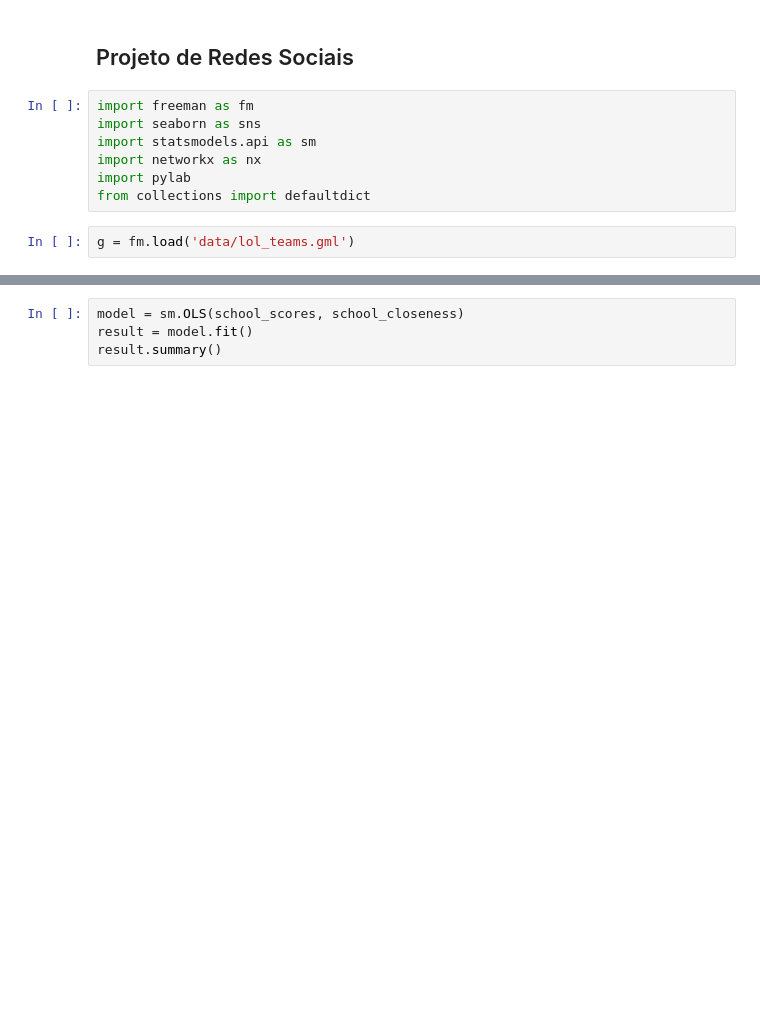
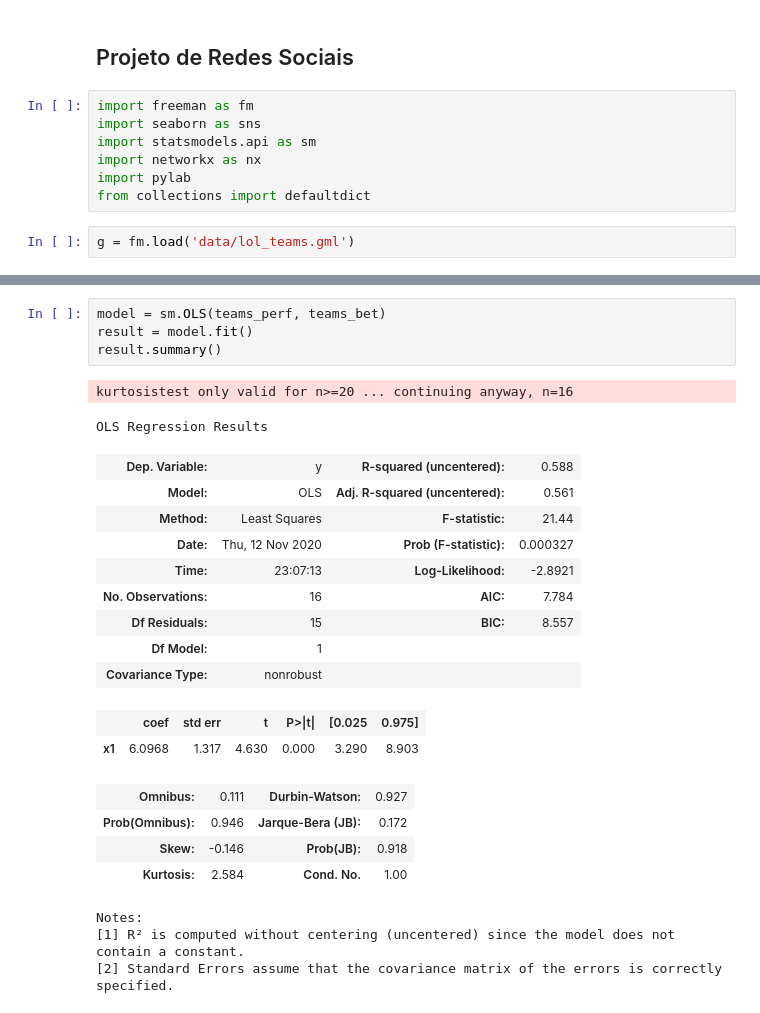
Before and after one commit to chends888/ProjRedes2020_2, a Jupyter notebook: Projeto_Redes.ipynb, the cells around one changed output, grey strips where cells are left out. Cells and saved outputs as stored; diff of their text form; blank space fills up the shorter version.

```diff
--- a/Projeto_Redes.ipynb
+++ b/Projeto_Redes.ipynb
@@ -47,4 +43,25 @@ ax.figure.show()
 # %%
-model = sm.OLS(school_scores, school_closeness)
+model = sm.OLS(teams_perf, teams_bet)
 result = model.fit()
 result.summary()
+# %% [output]
+kurtosistest only valid for n>=20 ... continuing anyway, n=16
+OLS Regression Results
+| Dep. Variable: | y | R-squared (uncentered): | 0.588 |
+| Model: | OLS | Adj. R-squared (uncentered): | 0.561 |
+| Method: | Least Squares | F-statistic: | 21.44 |
+| Date: | Thu, 12 Nov 2020 | Prob (F-statistic): | 0.000327 |
+| Time: | 23:07:13 | Log-Likelihood: | -2.8921 |
+| No. Observations: | 16 | AIC: | 7.784 |
+| Df Residuals: | 15 | BIC: | 8.557 |
+| Df Model: | 1 |  |  |
+| Covariance Type: | nonrobust |  |  |
+|  | coef | std err | t | P>|t| | [0.025 | 0.975] |
+| x1 | 6.0968 | 1.317 | 4.630 | 0.000 | 3.290 | 8.903 |
+| Omnibus: | 0.111 | Durbin-Watson: | 0.927 |
+| Prob(Omnibus): | 0.946 | Jarque-Bera (JB): | 0.172 |
+| Skew: | -0.146 | Prob(JB): | 0.918 |
+| Kurtosis: | 2.584 | Cond. No. | 1.00 |
+Notes:
+[1] R² is computed without centering (uncentered) since the model does not contain a constant.
+[2] Standard Errors assume that the covariance matrix of the errors is correctly specified.
```
Also changed, not shown: parts of 3 cells of this notebook, 4 other files.
